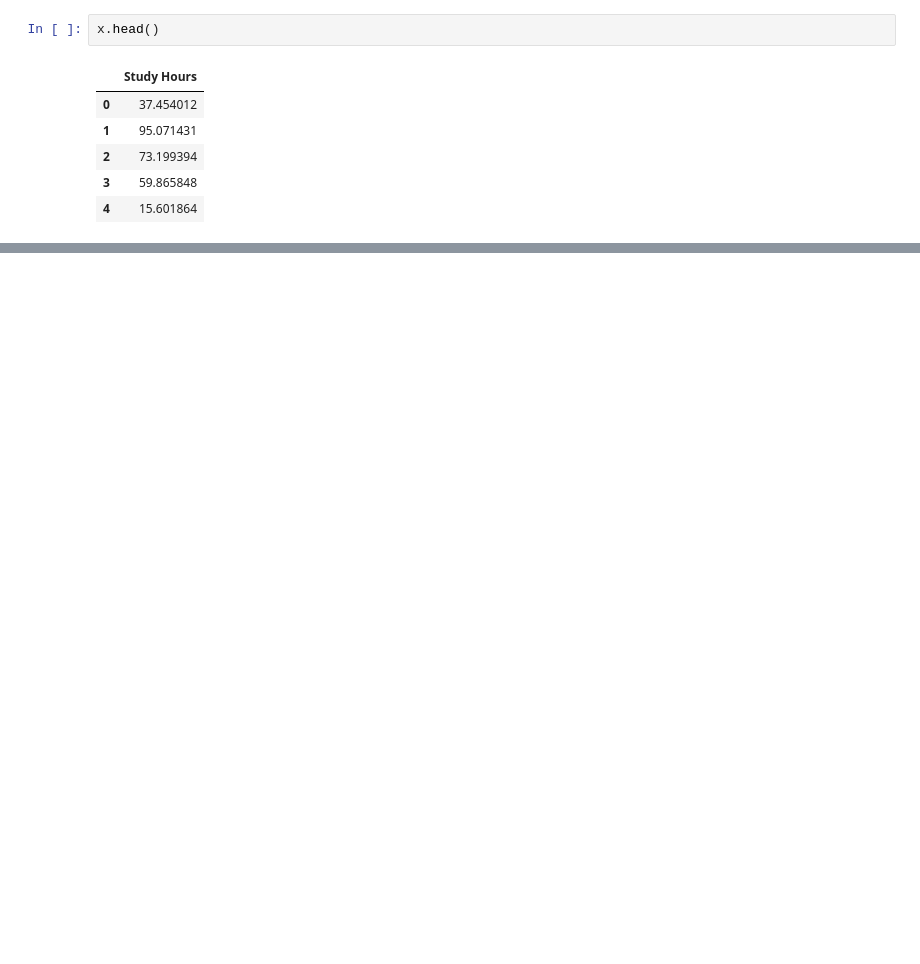
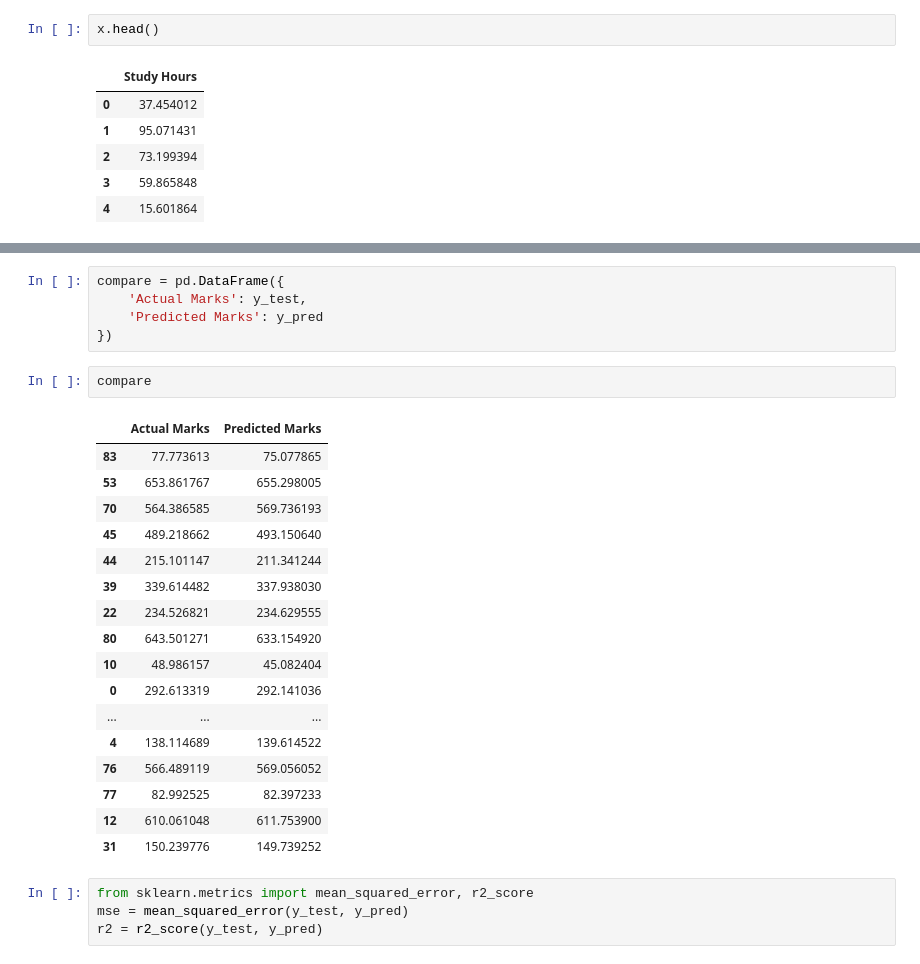
Before and after one commit to jibany95-max/Machinelearning_AI, a Jupyter notebook: Linear_Regressions/linear_regression.ipynb, the cells around one changed output, grey strips where cells are left out. Drawn from its saved outputs; the diff is of its cells as text; blank space fills up the shorter version.

```diff
--- a/Linear_Regressions/linear_regression.ipynb
+++ b/Linear_Regressions/linear_regression.ipynb
@@ -113,0 +162,29 @@ Marks shape: {(100, 1)}
+# %%
+compare = pd.DataFrame({
+    'Actual Marks': y_test,
+    'Predicted Marks': y_pred
+})
+# %%
+compare
+# %% [output]
+|  | Actual Marks | Predicted Marks |
+| 83 | 77.773613 | 75.077865 |
+| 53 | 653.861767 | 655.298005 |
+| 70 | 564.386585 | 569.736193 |
+| 45 | 489.218662 | 493.150640 |
+| 44 | 215.101147 | 211.341244 |
+| 39 | 339.614482 | 337.938030 |
+| 22 | 234.526821 | 234.629555 |
+| 80 | 643.501271 | 633.154920 |
+| 10 | 48.986157 | 45.082404 |
+| 0 | 292.613319 | 292.141036 |
+| ... | ... | ... |
+| 4 | 138.114689 | 139.614522 |
+| 76 | 566.489119 | 569.056052 |
+| 77 | 82.992525 | 82.397233 |
+| 12 | 610.061048 | 611.753900 |
+| 31 | 150.239776 | 149.739252 |
+# %%
+from sklearn.metrics import mean_squared_error, r2_score
+mse = mean_squared_error(y_test, y_pred)
+r2 = r2_score(y_test, y_pred)
```
Also changed, not shown: parts of 14 cells of this notebook, 1 other file.
